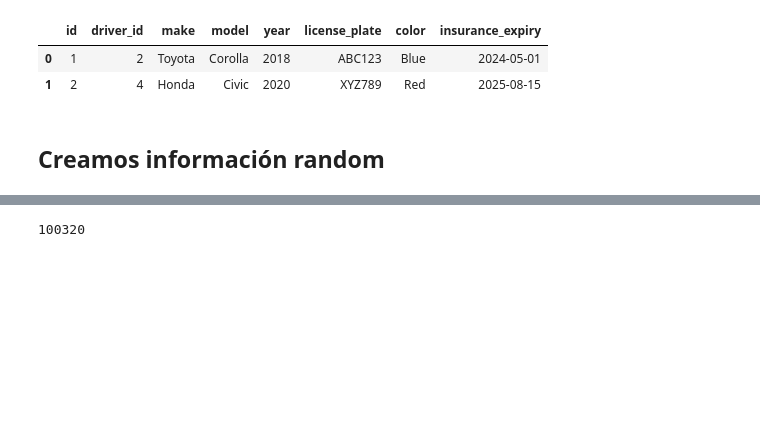
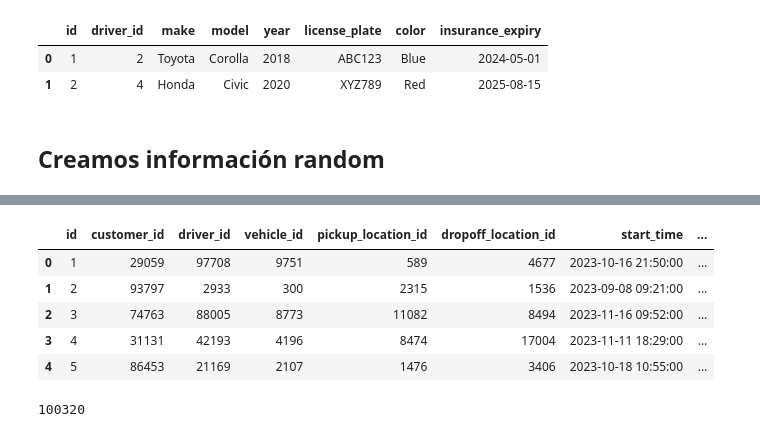
Before and after one commit to Muzquiz10/Supabase, a Jupyter notebook: vtc_anaylysis.ipynb, the cells around one changed output, grey strips where cells are left out. Saved outputs shown, nothing was run; the diff lists cells and outputs as text; code cells hidden in the pictures; blank space fills up the shorter version.

```diff
--- a/vtc_anaylysis.ipynb
+++ b/vtc_anaylysis.ipynb
@@ -265,3 +362,12 @@ Lenght vehicles: 10000
+# %%
+rides.head()
+# %% [output]
+|  | id | customer_id | driver_id | vehicle_id | pickup_location_id | dropoff_location_id | start_time | ... |
+| 0 | 1 | 29059 | 97708 | 9751 | 589 | 4677 | 2023-10-16 21:50:00 | ... |
+| 1 | 2 | 93797 | 2933 | 300 | 2315 | 1536 | 2023-09-08 09:21:00 | ... |
+| 2 | 3 | 74763 | 88005 | 8773 | 11082 | 8494 | 2023-11-16 09:52:00 | ... |
+| 3 | 4 | 31131 | 42193 | 4196 | 8474 | 17004 | 2023-11-11 18:29:00 | ... |
+| 4 | 5 | 86453 | 21169 | 2107 | 1476 | 3406 | 2023-10-18 10:55:00 | ... |
 # %%
 host = os.getenv("HOST"),
 port = os.getenv("PORT"),
```
Also changed, not shown: parts of 8 cells of this notebook.
